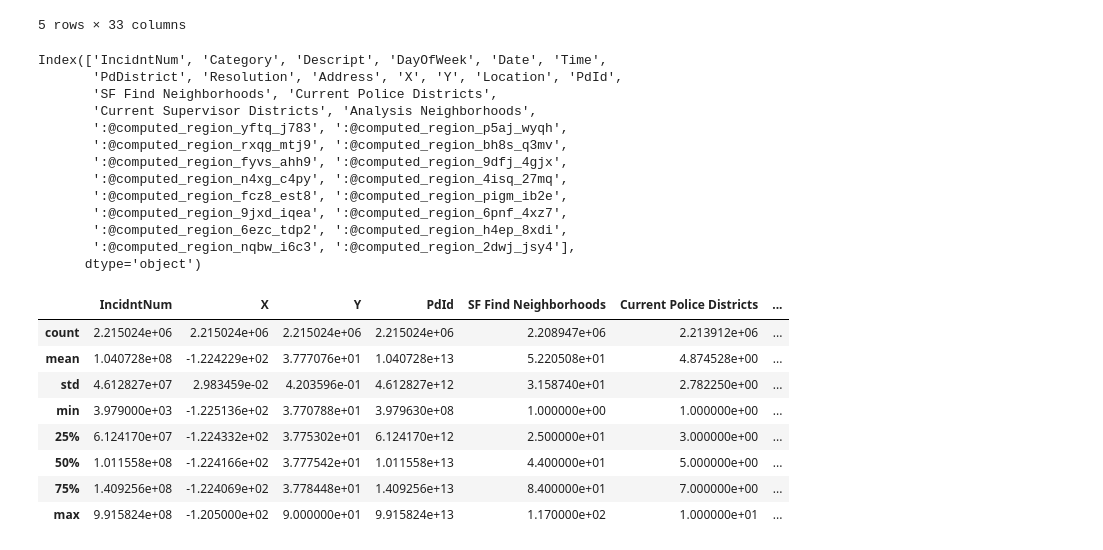
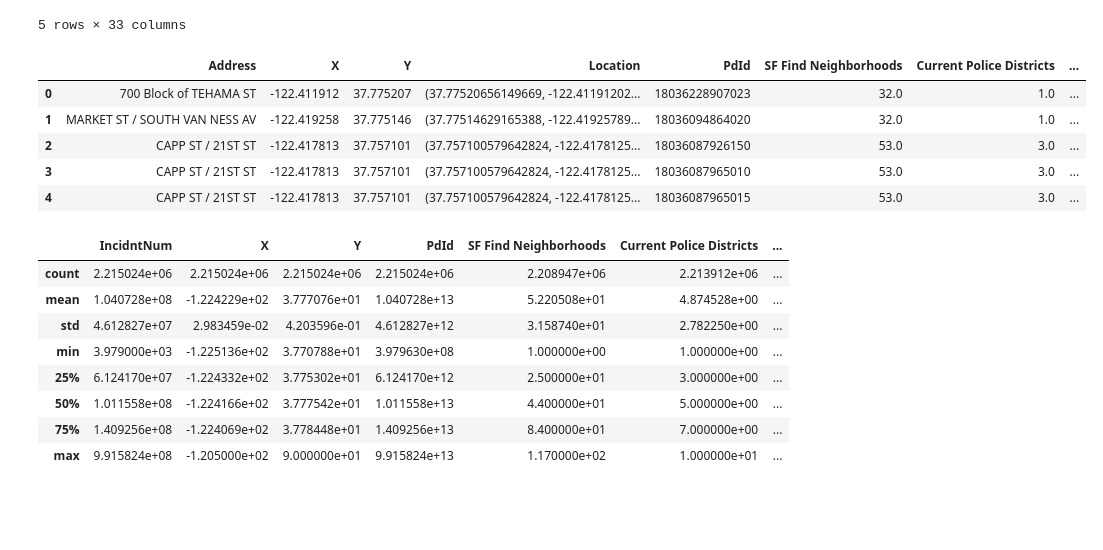
Before and after one commit to daericks/datasf, a Jupyter notebook: notebooks/initial_exploration.ipynb, the cells around one changed output. Drawn from its saved outputs; the diff is of its cells as text; code cells hidden in the pictures; blank space fills up the shorter version.

```diff
--- a/notebooks/initial_exploration.ipynb
+++ b/notebooks/initial_exploration.ipynb
@@ -21,22 +37,17 @@ df.head(5)
 | 3 | 180360879 | OTHER OFFENSES | TRAFFIC VIOLATION ARREST | Tuesday | 05/15/2018 | 02:01 | MISSION | ARREST, BOOKED | CAPP ST / 21ST ST | -122.417813 | ... |
 | 4 | 180360879 | OTHER OFFENSES | TRAFFIC VIOLATION | Tuesday | 05/15/2018 | 02:01 | MISSION | ARREST, BOOKED | CAPP ST / 21ST ST | -122.417813 | ... |
 5 rows × 33 columns
-# %%
-print(df.columns)
-# %% [output]
-Index(['IncidntNum', 'Category', 'Descript', 'DayOfWeek', 'Date', 'Time',
-       'PdDistrict', 'Resolution', 'Address', 'X', 'Y', 'Location', 'PdId',
-       'SF Find Neighborhoods', 'Current Police Districts',
-       'Current Supervisor Districts', 'Analysis Neighborhoods',
-       ':@computed_region_yftq_j783', ':@computed_region_p5aj_wyqh',
-       ':@computed_region_rxqg_mtj9', ':@computed_region_bh8s_q3mv',
-       ':@computed_region_fyvs_ahh9', ':@computed_region_9dfj_4gjx',
-       ':@computed_region_n4xg_c4py', ':@computed_region_4isq_27mq',
-       ':@computed_region_fcz8_est8', ':@computed_region_pigm_ib2e',
-       ':@computed_region_9jxd_iqea', ':@computed_region_6pnf_4xz7',
-       ':@computed_region_6ezc_tdp2', ':@computed_region_h4ep_8xdi',
-       ':@computed_region_nqbw_i6c3', ':@computed_region_2dwj_jsy4'],
-      dtype='object')
+# %%
+df[['Address', 'X', 'Y', 'Location', 'PdId',
+       'SF Find Neighborhoods', 'Current Police Districts',
+       'Current Supervisor Districts', 'Analysis Neighborhoods']].head(5)
+# %% [output]
+|  | Address | X | Y | Location | PdId | SF Find Neighborhoods | Current Police Districts | ... |
+| 0 | 700 Block of TEHAMA ST | -122.411912 | 37.775207 | (37.77520656149669, -122.41191202... | 18036228907023 | 32.0 | 1.0 | ... |
+| 1 | MARKET ST / SOUTH VAN NESS AV | -122.419258 | 37.775146 | (37.77514629165388, -122.41925789... | 18036094864020 | 32.0 | 1.0 | ... |
+| 2 | CAPP ST / 21ST ST | -122.417813 | 37.757101 | (37.757100579642824, -122.4178125... | 18036087926150 | 53.0 | 3.0 | ... |
+| 3 | CAPP ST / 21ST ST | -122.417813 | 37.757101 | (37.757100579642824, -122.4178125... | 18036087965010 | 53.0 | 3.0 | ... |
+| 4 | CAPP ST / 21ST ST | -122.417813 | 37.757101 | (37.757100579642824, -122.4178125... | 18036087965015 | 53.0 | 3.0 | ... |
 # %%
 df.describe()
 # %% [output]
```
Also changed, not shown: parts of 7 cells of this notebook.
